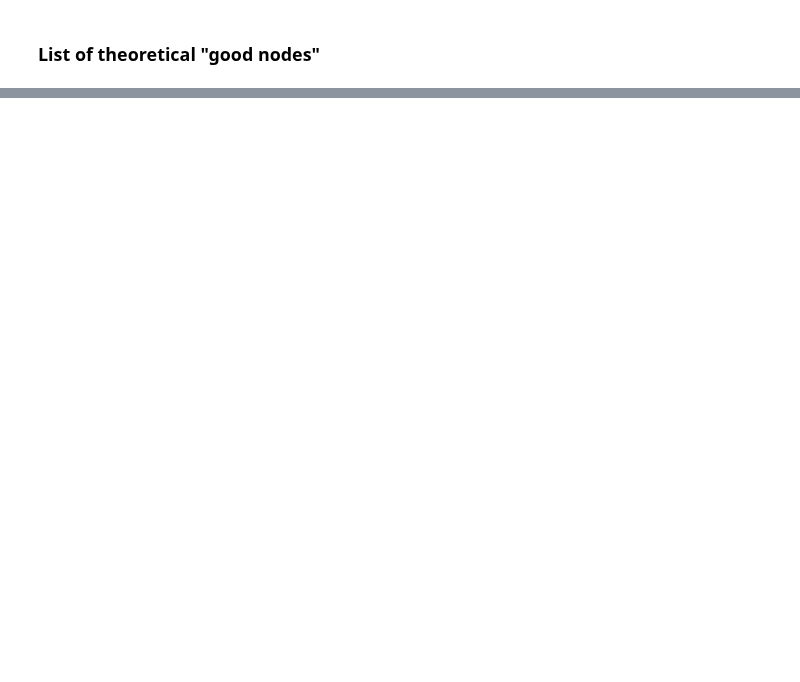
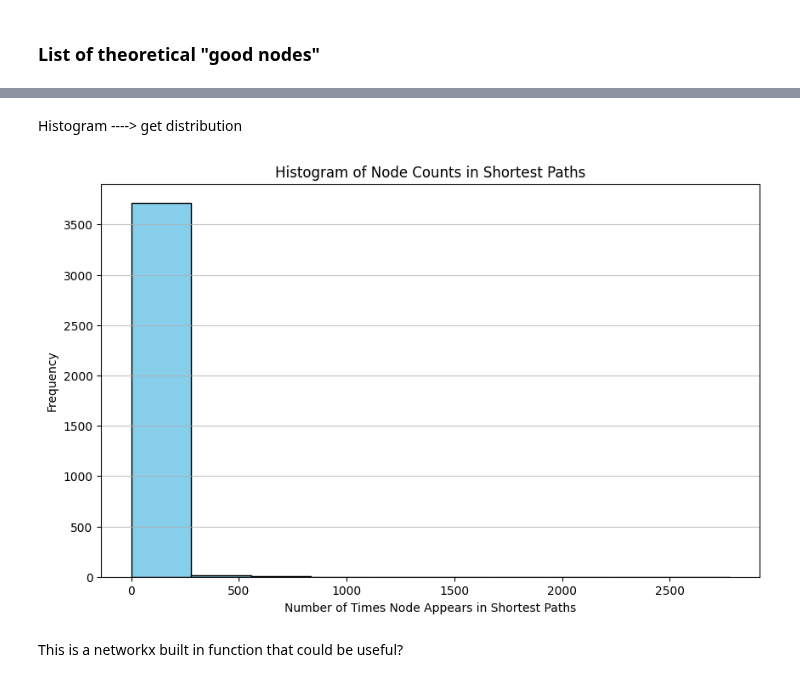
Before and after one commit to epfl-ada/ada-2024-project-adaholiks, a Jupyter notebook: Part1.ipynb, the cells around one changed output, grey strips where cells are left out. Saved outputs shown, nothing was run; the diff lists cells and outputs as text; code cells hidden in the pictures; blank space fills up the shorter version.

```diff
--- a/Part1.ipynb
+++ b/Part1.ipynb
@@ -85,0 +231,17 @@ node_counts_df
+# %% [markdown]
+Histogram ----> get distribution
+# %%
+import matplotlib.pyplot as plt
+
+# Plot histogram of 'ShortestPathCount'
+plt.figure(figsize=(10, 6))
+plt.hist(node_counts_df['ShortestPathCount'], bins=10, color='skyblue', edgecolor='black')
+plt.title("Histogram of Node Counts in Shortest Paths")
+plt.xlabel("Number of Times Node Appears in Shortest Paths")
+plt.ylabel("Frequency")
+plt.grid(axis='y', alpha=0.75)
+plt.show()
+# %% [output]
+[figure, added]
+# %% [markdown]
+This is a networkx built in function that could be useful?
```
Also changed, not shown: parts of 20 cells of this notebook, 1 other file.
